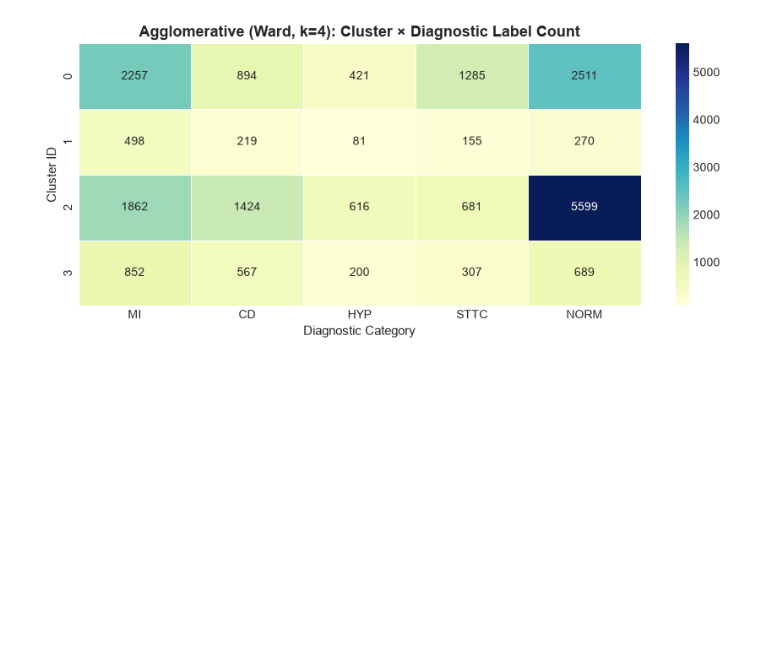
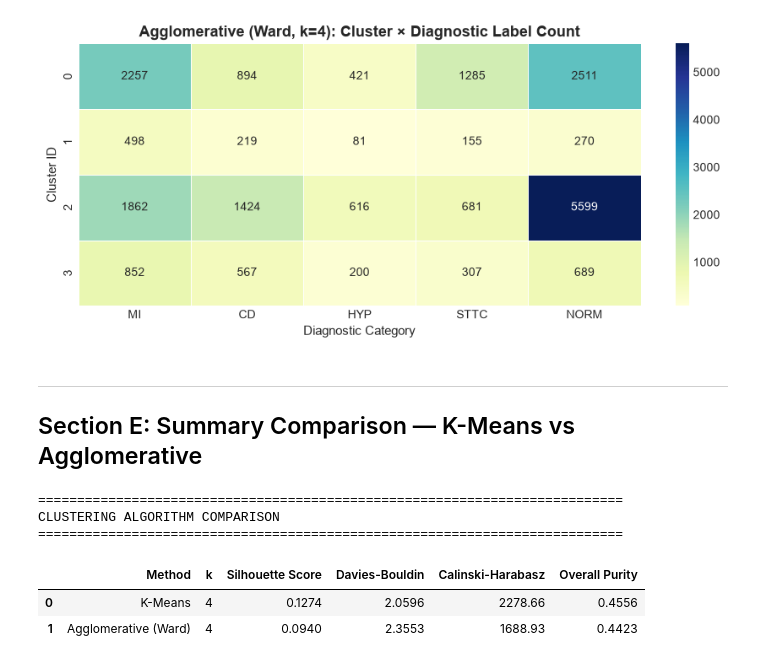
Before and after one commit to Harishraghult/ML_project, a Jupyter notebook: notebooks/clustering.ipynb, the cells around one changed output. Drawn from its saved outputs; the diff is of its cells as text; code cells hidden in the pictures; blank space fills up the shorter version.

```diff
--- a/notebooks/clustering.ipynb
+++ b/notebooks/clustering.ipynb
@@ -395,3 +438,37 @@ plt.tight_layout()
 plt.show()
 # %% [output]
 [figure]
+# %% [markdown]
+---
+## Section E: Summary Comparison — K-Means vs Agglomerative
+# %%
+# Metrics evaluation: Silhouette on subsample; DB & CH on full matrix X
+km_sil  = silhouette_score(X, km_labels, sample_size=min(5000, len(X)), random_state=RANDOM_STATE)
+agg_sil = silhouette_score(X, agg_labels, sample_size=min(5000, len(X)), random_state=RANDOM_STATE)
+
+km_db  = davies_bouldin_score(X, km_labels)
+agg_db = davies_bouldin_score(X, agg_labels)
+
+km_ch  = calinski_harabasz_score(X, km_labels)
+agg_ch = calinski_harabasz_score(X, agg_labels)
+
+summary = pd.DataFrame({
+    'Method':              ['K-Means', 'Agglomerative (Ward)'],
+    'k':                   [OPTIMAL_K, OPTIMAL_K],
+    'Silhouette Score':    [round(km_sil, 4),   round(agg_sil, 4)],
+    'Davies-Bouldin':      [round(km_db, 4),    round(agg_db, 4)],
+    'Calinski-Harabasz':   [round(km_ch, 2),    round(agg_ch, 2)],
+    'Overall Purity':      [round(overall_purity, 4), round(agg_purity, 4)],
+})
+
+print("=" * 75)
+print("CLUSTERING ALGORITHM COMPARISON")
+print("=" * 75)
+display(summary)
+# %% [output]
+===========================================================================
+CLUSTERING ALGORITHM COMPARISON
+===========================================================================
+|  | Method | k | Silhouette Score | Davies-Bouldin | Calinski-Harabasz | Overall Purity |
+| 0 | K-Means | 4 | 0.1274 | 2.0596 | 2278.66 | 0.4556 |
+| 1 | Agglomerative (Ward) | 4 | 0.0940 | 2.3553 | 1688.93 | 0.4423 |
```
Also changed, not shown: parts of 4 cells of this notebook, 1 other file.
